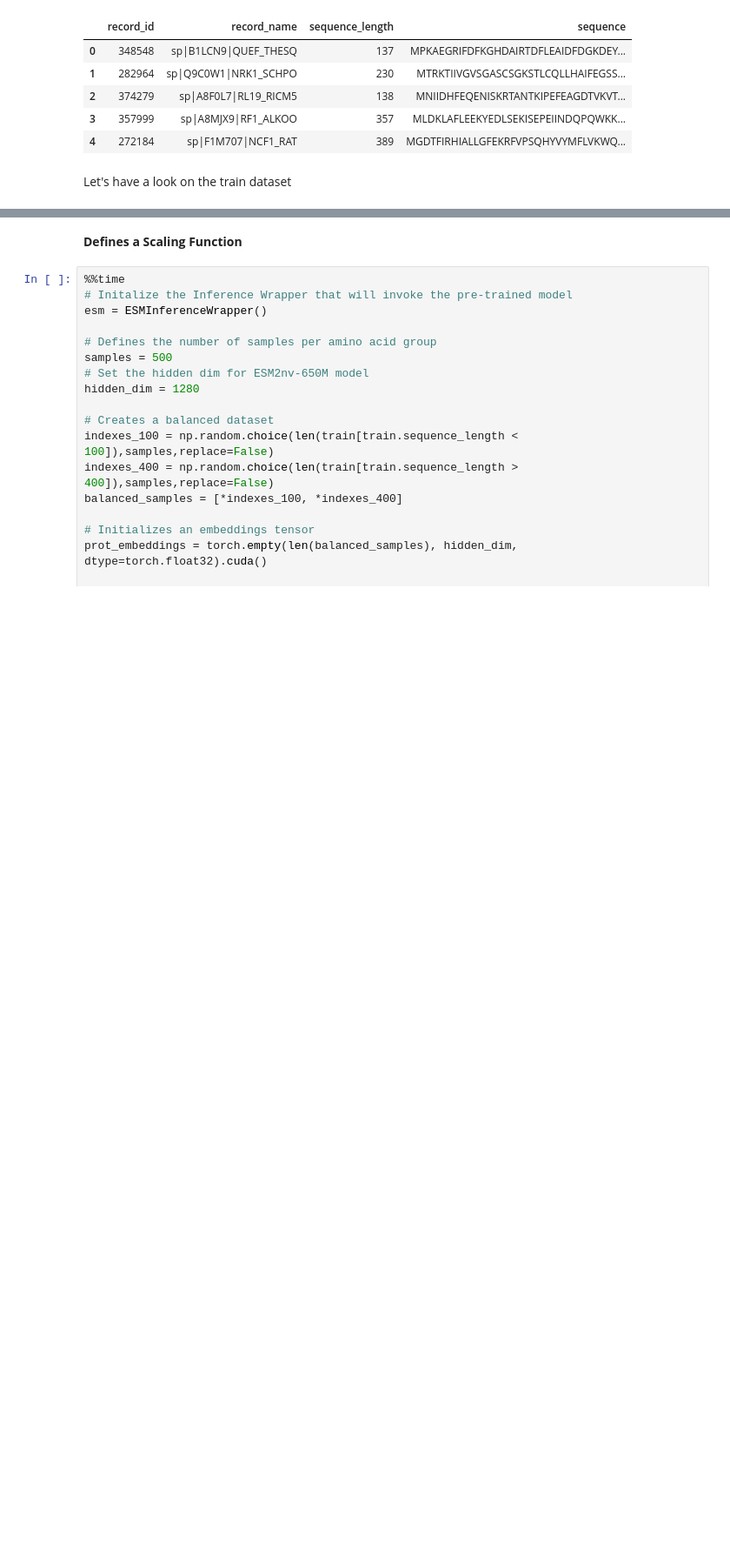
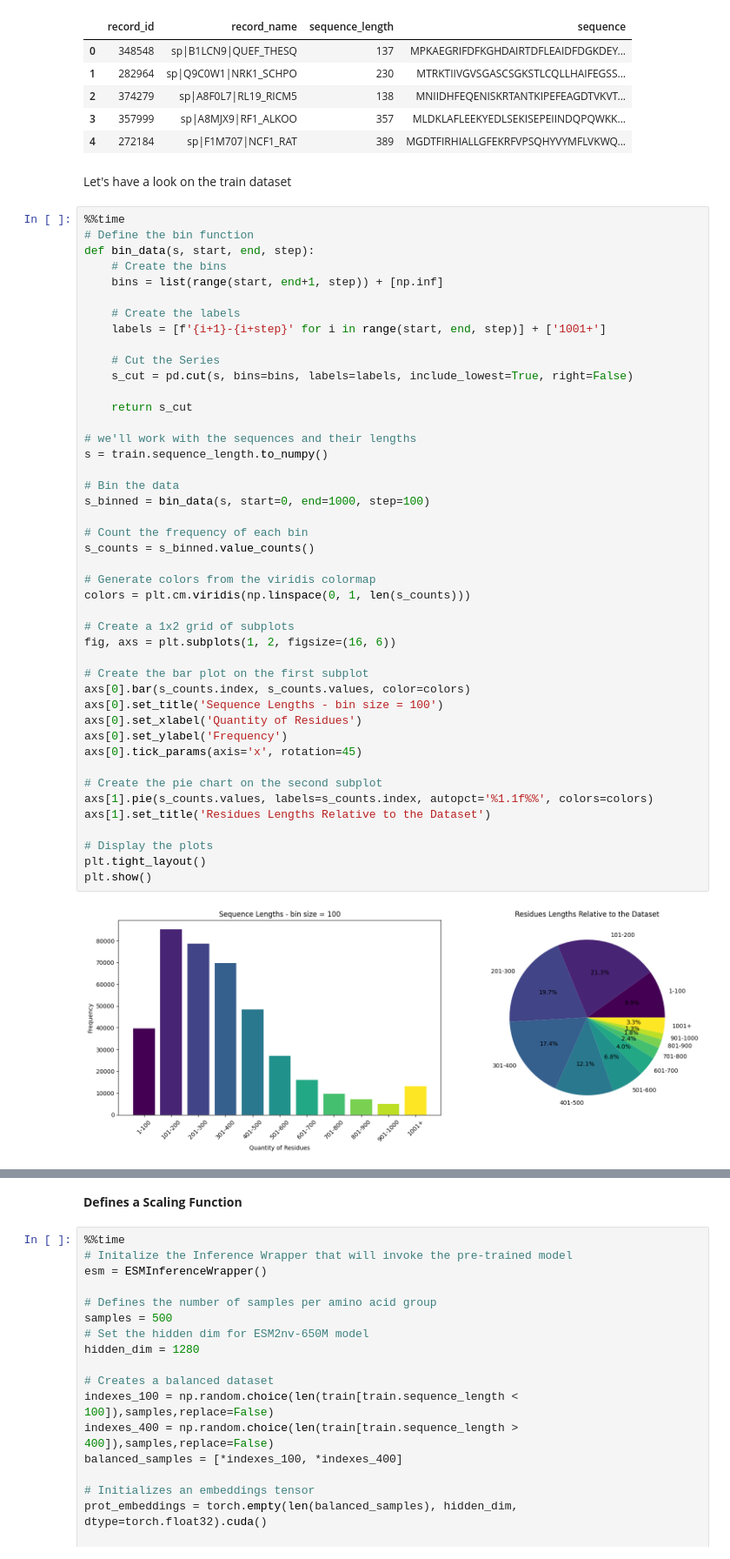
Before and after one commit to ynashed/bionemo-fw-ea, a Jupyter notebook: docs/bionemo/notebooks/protein-esm2nv-clustering.ipynb, the cells around one changed output, grey strips where cells are left out. Shown: that part at 87% size. Saved outputs shown, nothing was run; the diff lists cells and outputs as text; blank space fills up the shorter version.

```diff
--- a/docs/bionemo/notebooks/protein-esm2nv-clustering.ipynb
+++ b/docs/bionemo/notebooks/protein-esm2nv-clustering.ipynb
@@ -212,3 +216,49 @@ train.head()
 | 4 | 272184 | sp|F1M707|NCF1_RAT | 389 | MGDTFIRHIALLGFEKRFVPSQHYVYMFLVKWQ... |
 # %% [markdown]
 Let's have a look on the train dataset
+# %%
+%%time
+# Define the bin function
+def bin_data(s, start, end, step):
+    # Create the bins
+    bins = list(range(start, end+1, step)) + [np.inf]
+
+    # Create the labels
+    labels = [f'{i+1}-{i+step}' for i in range(start, end, step)] + ['1001+']
+
+    # Cut the Series
+    s_cut = pd.cut(s, bins=bins, labels=labels, include_lowest=True, right=False)
+
+    return s_cut
+
+# we'll work with the sequences and their lengths
+s = train.sequence_length.to_numpy()
+
+# Bin the data
+s_binned = bin_data(s, start=0, end=1000, step=100)
+
+# Count the frequency of each bin
+s_counts = s_binned.value_counts()
+
+# Generate colors from the viridis colormap
+colors = plt.cm.viridis(np.linspace(0, 1, len(s_counts)))
+
+# Create a 1x2 grid of subplots
+fig, axs = plt.subplots(1, 2, figsize=(16, 6))
+
+# Create the bar plot on the first subplot
+axs[0].bar(s_counts.index, s_counts.values, color=colors)
+axs[0].set_title('Sequence Lengths - bin size = 100')
+axs[0].set_xlabel('Quantity of Residues')
+axs[0].set_ylabel('Frequency')
+axs[0].tick_params(axis='x', rotation=45)
+
+# Create the pie chart on the second subplot
+axs[1].pie(s_counts.values, labels=s_counts.index, autopct='%1.1f%%', colors=colors)
+axs[1].set_title('Residues Lengths Relative to the Dataset')
+
+# Display the plots
+plt.tight_layout()
+plt.show()
+# %% [output]
+[figure, added]
```
Also changed, not shown: parts of 17 cells of this notebook.
